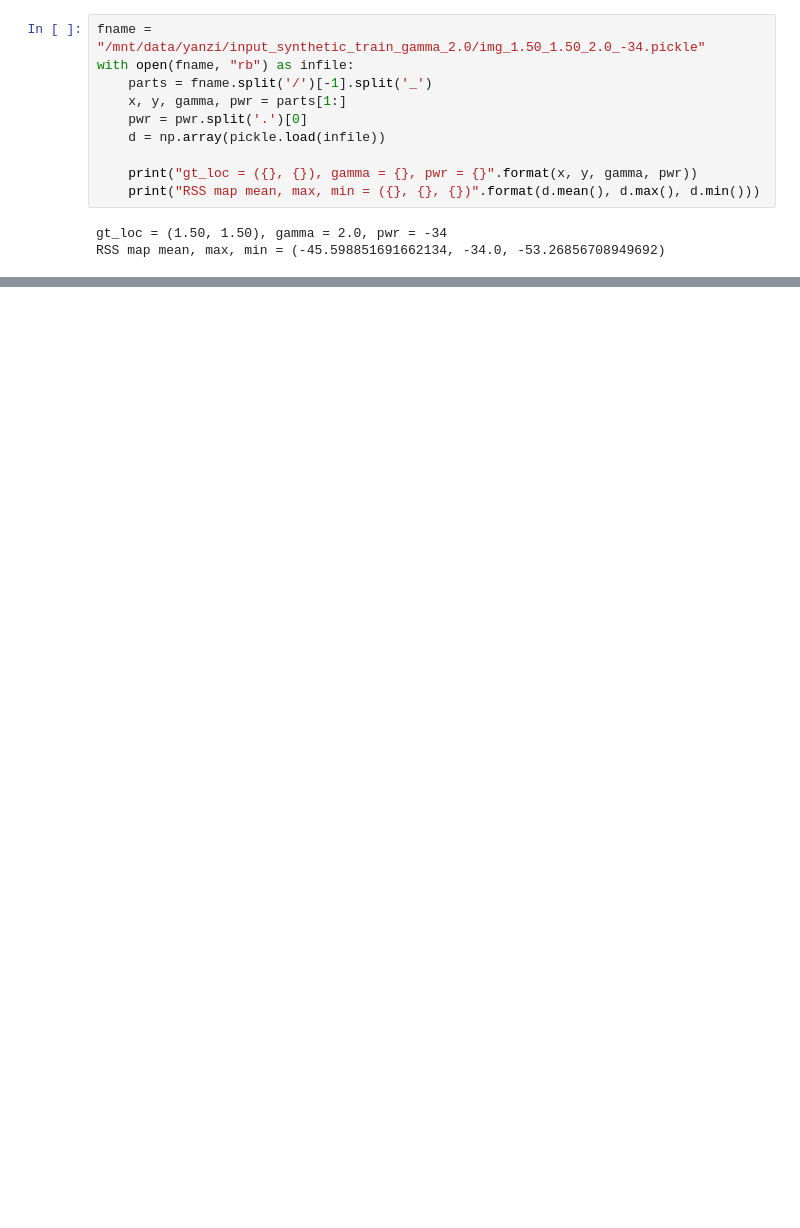
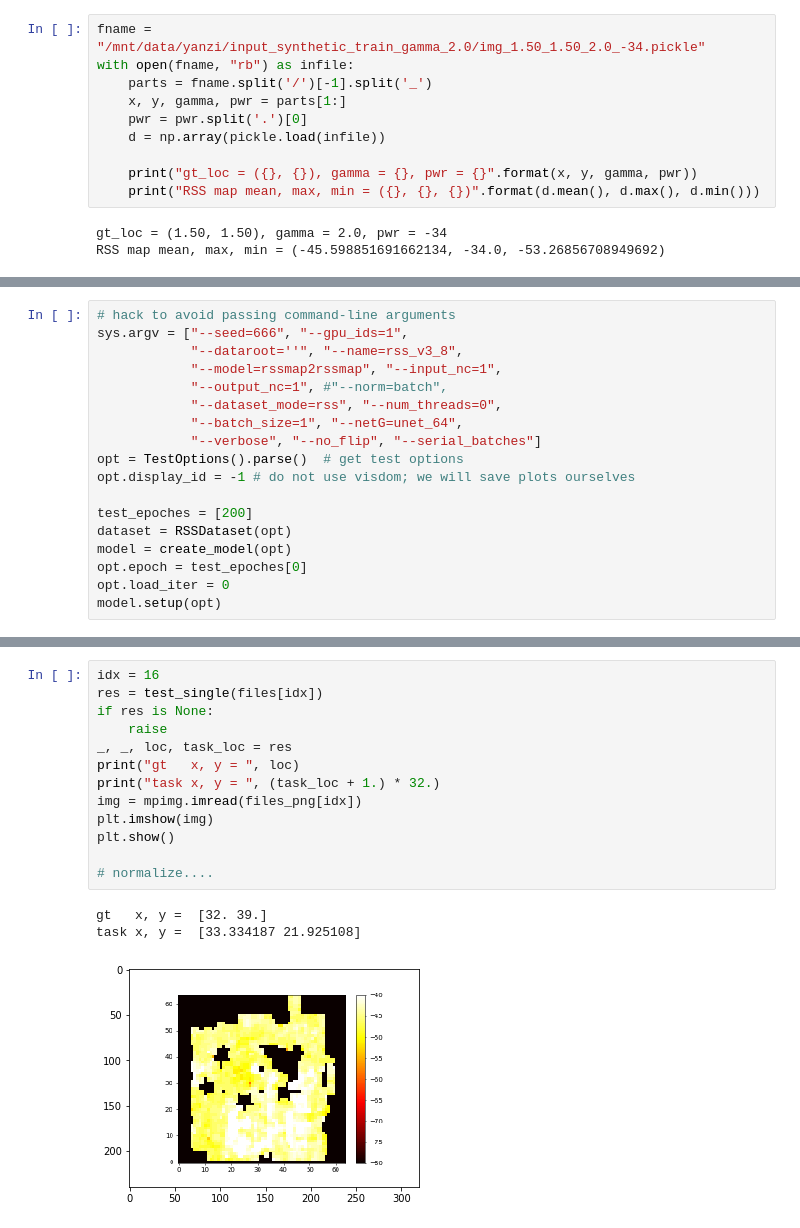
Before and after one commit to Orthocenter/pytorch-CycleGAN-and-pix2pix, a Jupyter notebook: Real data.ipynb, the cells around one changed output, grey strips where cells are left out. Drawn from its saved outputs; the diff is of its cells as text; blank space fills up the shorter version.

```diff
--- a/Real data.ipynb
+++ b/Real data.ipynb
@@ -47,0 +57,18 @@ RSS map mean, max, min = (-45.598851691662134, -34.0, -53.26856708949692)
+# %%
+# hack to avoid passing command-line arguments
+sys.argv = ["--seed=666", "--gpu_ids=1",
+            "--dataroot=''", "--name=rss_v3_8",
+            "--model=rssmap2rssmap", "--input_nc=1",
+            "--output_nc=1", #"--norm=batch",
+            "--dataset_mode=rss", "--num_threads=0",
+            "--batch_size=1", "--netG=unet_64",
+            "--verbose", "--no_flip", "--serial_batches"]
+opt = TestOptions().parse()  # get test options
+opt.display_id = -1 # do not use visdom; we will save plots ourselves
+
+test_epoches = [200]
+dataset = RSSDataset(opt)
+model = create_model(opt)
+opt.epoch = test_epoches[0]
+opt.load_iter = 0
+model.setup(opt)
@@ -47,0 +135,17 @@ RSS map mean, max, min = (-45.598851691662134, -34.0, -53.26856708949692)
+# %%
+idx = 16
+res = test_single(files[idx])
+if res is None:
+    raise
+_, _, loc, task_loc = res
+print("gt   x, y = ", loc)
+print("task x, y = ", (task_loc + 1.) * 32.)
+img = mpimg.imread(files_png[idx])
+plt.imshow(img)
+plt.show()
+
+# normalize....
+# %% [output]
+gt   x, y =  [32. 39.]
+task x, y =  [33.334187 21.925108]
+[figure, added]
```
Also changed, not shown: parts of 5 cells of this notebook.
